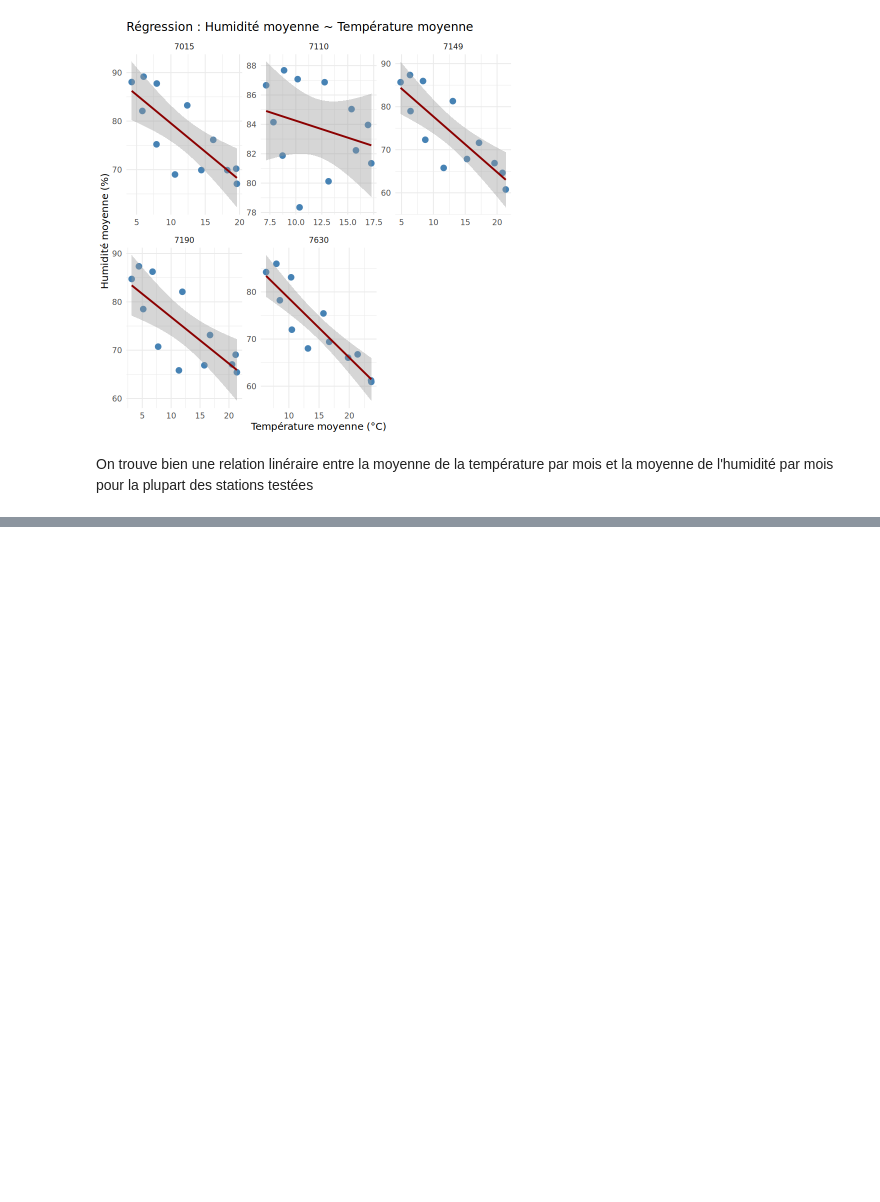
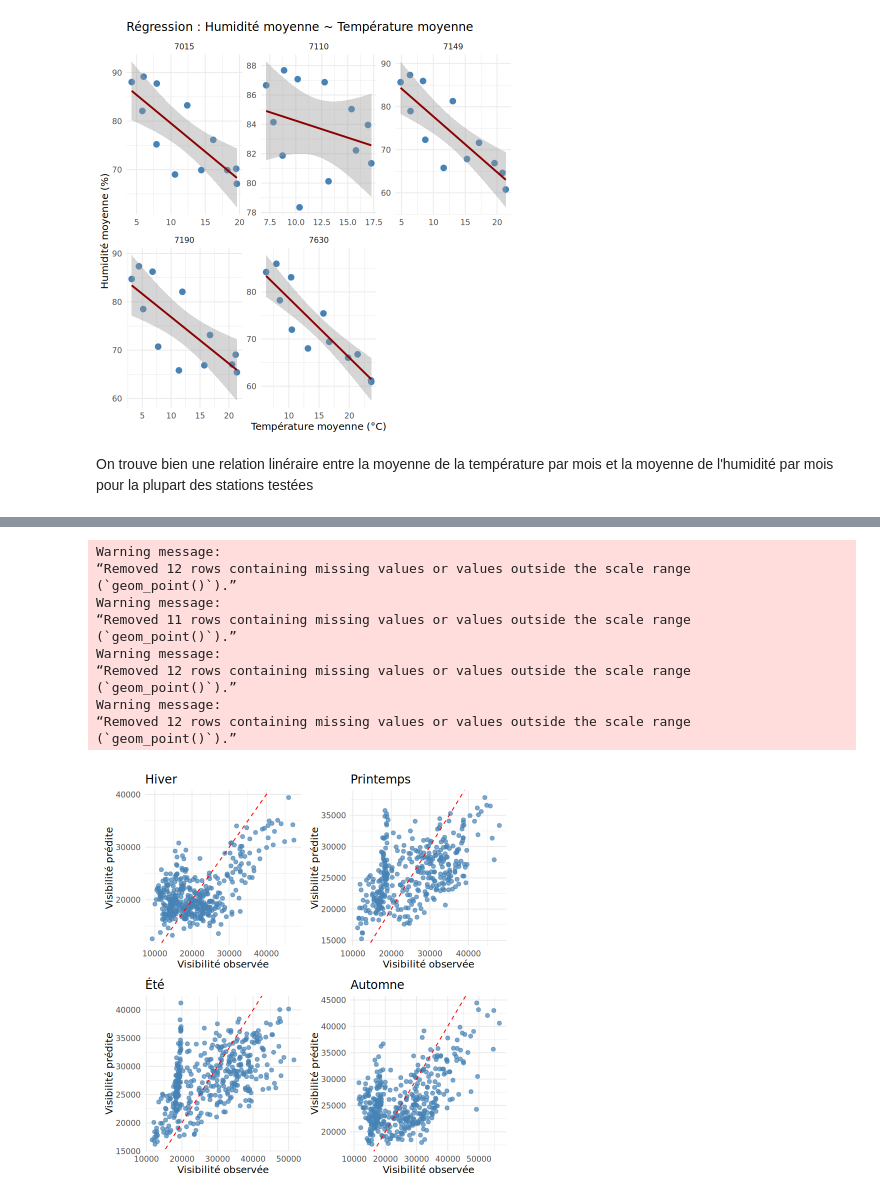
Before and after one commit to lauraachoquett/stats_BE_Bobbia, a Jupyter notebook: dummy/presentation_data_mohamed.ipynb, the cells around one changed output, grey strips where cells are left out. Drawn from its saved outputs; the diff is of its cells as text; code cells hidden in the pictures; blank space fills up the shorter version.

```diff
--- a/dummy/presentation_data_mohamed.ipynb
+++ b/dummy/presentation_data_mohamed.ipynb
@@ -420,0 +385,46 @@ Warning message:
+# %%
+# ---- Fonction pour ajuster un modèle et créer un plot ----
+fit_plot <- function(saison_name) {
+  d <- filter(data_yearly, saison == saison_name)
+
+  # Ajuster la régression
+  modele <- lm(Visib_moy ~ Humid_scaled + Temp_scaled + Pression_scaled + Precip_scaled,
+               data = d)
+
+  # Ajouter les prédictions
+  d$Pred <- predict(modele, newdata = d)
+
+  # Scatter plot Observé vs Prédit
+  ggplot(d, aes(x = Visib_moy, y = Pred)) +
+    geom_point(color = "steelblue", size = 2, alpha = 0.7) +
+    geom_abline(slope = 1, intercept = 0, color = "red", linetype = "dashed") +
+    theme_minimal(base_size = 12) +
+    labs(
+      title = saison_name,
+      x = "Visibilité observée",
+      y = "Visibilité prédite"
+    )
+}
+
+# ---- Générer les 4 plots ----
+plot_hiver     <- fit_plot("Hiver")
+plot_printemps <- fit_plot("Printemps")
+plot_ete       <- fit_plot("Été")
+plot_automne   <- fit_plot("Automne")
+
+# ---- Afficher en grille 2x2 ----
+(plot_hiver | plot_printemps) / (plot_ete | plot_automne)
+# %% [output]
+Warning message:
+“Removed 12 rows containing missing values or values outside the scale range
+(`geom_point()`).”
+Warning message:
+“Removed 11 rows containing missing values or values outside the scale range
+(`geom_point()`).”
+Warning message:
+“Removed 12 rows containing missing values or values outside the scale range
+(`geom_point()`).”
+Warning message:
+“Removed 12 rows containing missing values or values outside the scale range
+(`geom_point()`).”
+[figure, added]
```
Also changed, not shown: parts of 7 cells of this notebook, 2 other files.
